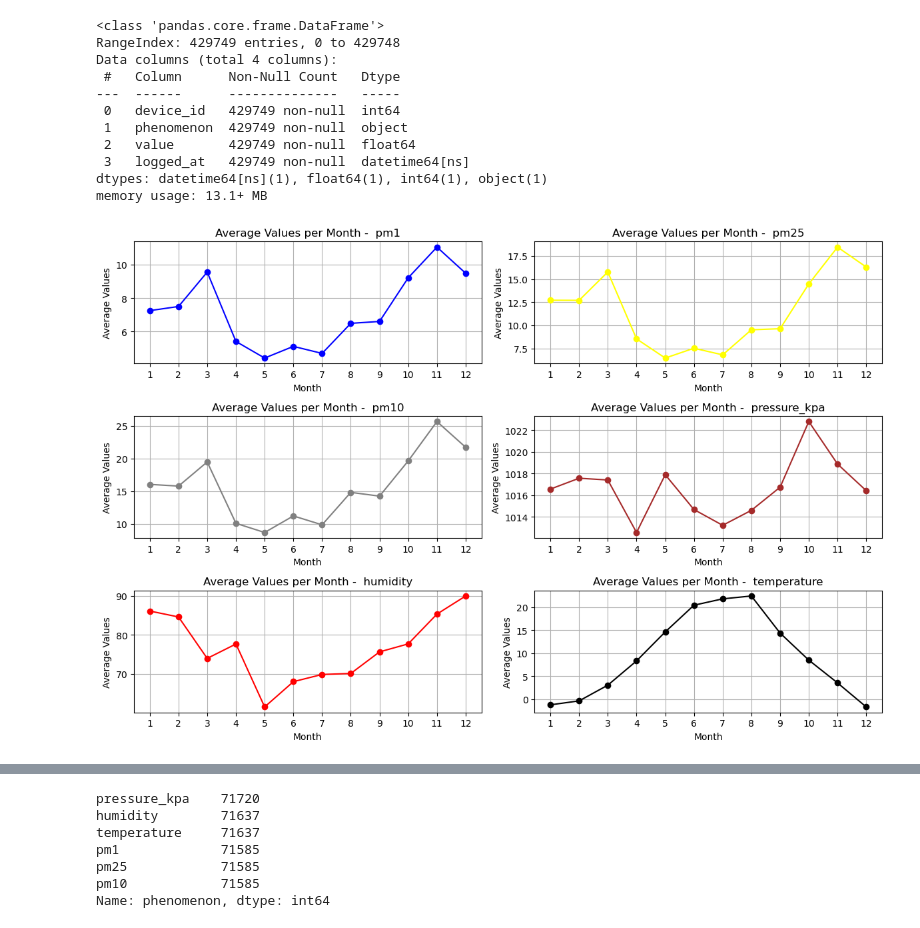
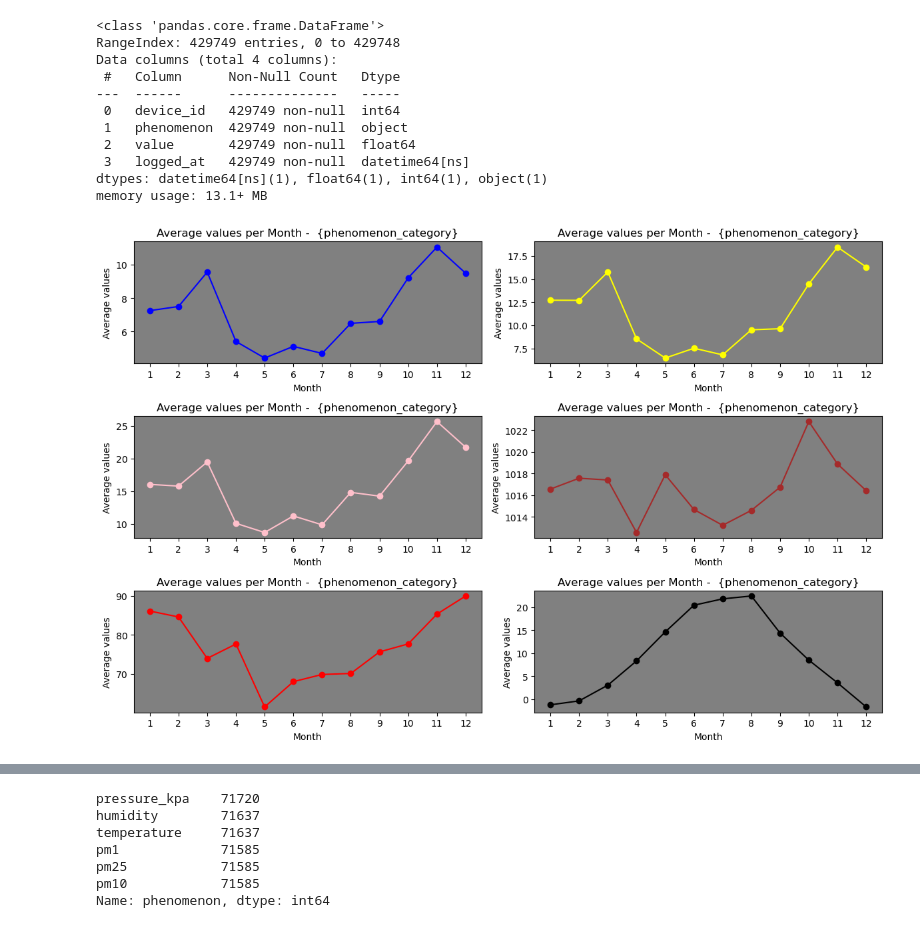
Before and after one commit to avept/MathModeling, a Jupyter notebook: Lab1_new.ipynb, the cells around one changed output, grey strips where cells are left out. Cells and saved outputs as stored; diff of their text form; code cells hidden in the pictures.

Commit message:
fixed some warnings, refactor code, fixed x_train values

```diff
--- a/Lab1_new.ipynb
+++ b/Lab1_new.ipynb
@@ -81,7 +81,7 @@ df['hour'] = df['logged_at'].dt.hour
 df['month'] = df['logged_at'].dt.month
 # %%
 phenomenons = list(df['phenomenon'].unique())
-colors = ['blue', 'yellow', 'grey', 'brown', 'red', 'black']
+colors = ['blue', 'yellow', 'pink', 'brown', 'red', 'black']
 # %%
 countOfUniqueFactors = len(phenomenons)
 countOfColors = 2
@@ -89,27 +89,26 @@ countOfRows = (countOfUniqueFactors + countOfColors - 1) // countOfColors
 # %%
 average_values = df.groupby(['phenomenon', 'month'])['value'].mean().reset_index()
 fig, axes = plt.subplots(countOfRows, countOfColors, figsize=(12, 8))
 
 for i, phenomenon_category in enumerate(phenomenons):
     row = i // countOfColors
     col = i % countOfColors
     ax = axes[row, col]
     subset_df = average_values[average_values['phenomenon'] == phenomenon_category]
     ax.plot(subset_df['month'], subset_df['value'], marker='o', color=colors[i % len(colors)])
     ax.set_xlabel('Month')
-    ax.set_ylabel('Average Values')
-    ax.set_title(f'Average Values per Month -  {phenomenon_category}')
-    ax.grid(True)
+    ax.set_ylabel('Average values')
+    ax.set_title('Average values per Month -  {phenomenon_category}')
     ax.set_xticks(range(1, 13))
-    ax.set_facecolor("white")
+    ax.set_facecolor("grey")
 
 # for i in range(countOfUniqueFactors, countOfColors * countOfRows):
 #     fig.delaxes(axes.flatten()[i])
 
 plt.tight_layout()
 plt.show()
 # %% [output]
-[figure, old version]
+[figure, new version]
 # %%
 average_values = df.groupby(['phenomenon', 'hour'])['value'].mean().reset_index()
 fig, axes = plt.subplots(countOfRows, countOfColors, figsize=(12, 8))
```
Also changed, not shown: parts of 15 cells of this notebook.
